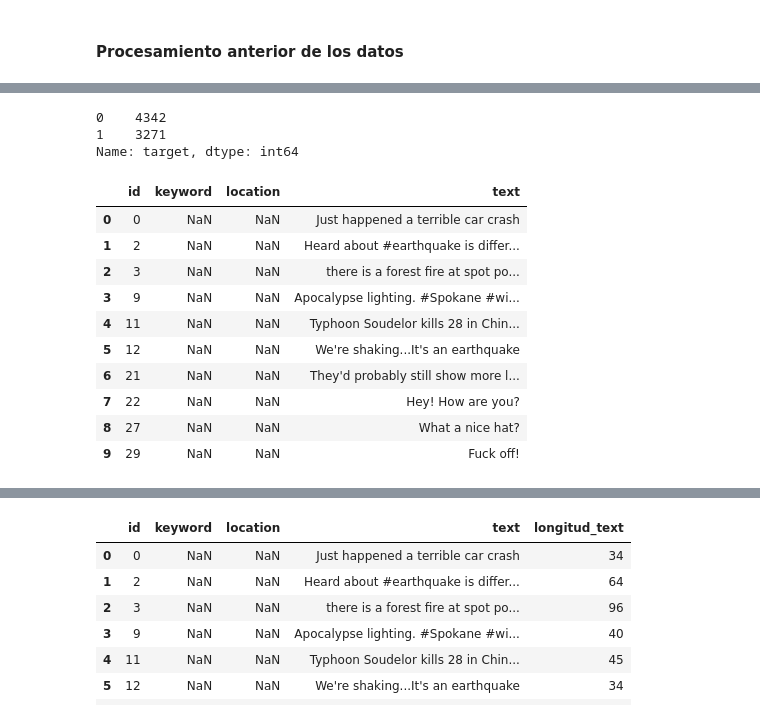
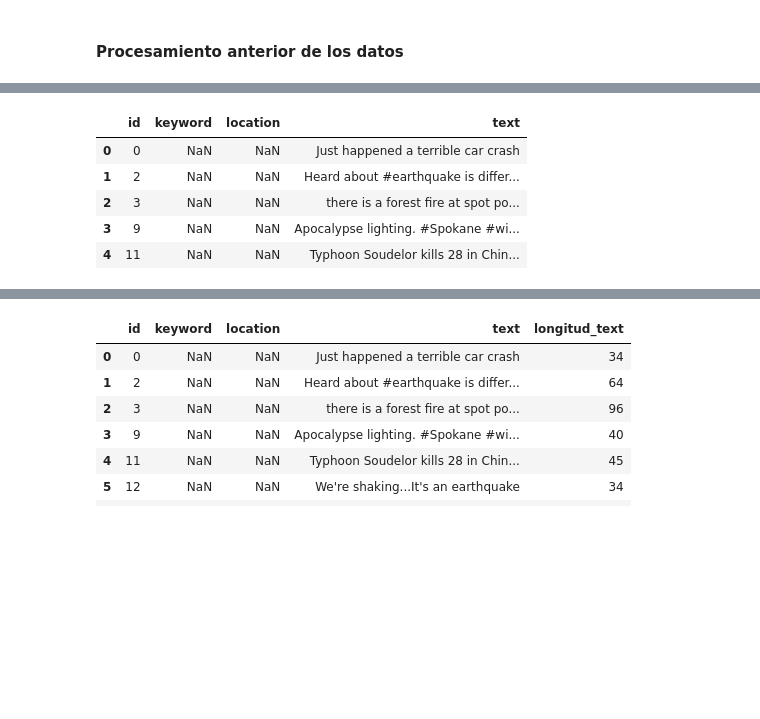
Before and after one commit to gastonfiuba/TP1Orga, a Jupyter notebook: TP2_Orga_De_Datos/random_forest_con_5_features.ipynb, the cells around one changed output, grey strips where cells are left out. Saved outputs shown, nothing was run; the diff lists cells and outputs as text; code cells hidden in the pictures; blank space fills up the shorter version.

```diff
--- a/TP2_Orga_De_Datos/random_forest_con_5_features.ipynb
+++ b/TP2_Orga_De_Datos/random_forest_con_5_features.ipynb
@@ -120,21 +22,10 @@ Name: location, Length: 3340, dtype: int64
-# %%
-entrenamiento_df['target'].value_counts()
-# %% [output]
-0    4342
-1    3271
-Name: target, dtype: int64
 # %%
-test_df = pd.read_csv('setDeDatos/nlp-getting-started/test.csv')
-test_df.head(10)
+test_df = pd.read_csv('Archivos/test_df.csv')
+test_df.head()
 # %% [output]
 |  | id | keyword | location | text |
 | 0 | 0 | NaN | NaN | Just happened a terrible car crash |
 | 1 | 2 | NaN | NaN | Heard about #earthquake is differ... |
 | 2 | 3 | NaN | NaN | there is a forest fire at spot po... |
 | 3 | 9 | NaN | NaN | Apocalypse lighting. #Spokane #wi... |
 | 4 | 11 | NaN | NaN | Typhoon Soudelor kills 28 in Chin... |
-| 5 | 12 | NaN | NaN | We're shaking...It's an earthquake |
-| 6 | 21 | NaN | NaN | They'd probably still show more l... |
-| 7 | 22 | NaN | NaN | Hey! How are you? |
-| 8 | 27 | NaN | NaN | What a nice hat? |
-| 9 | 29 | NaN | NaN | Fuck off! |
```
Also changed, not shown: parts of 18 cells of this notebook, 11 other files.
